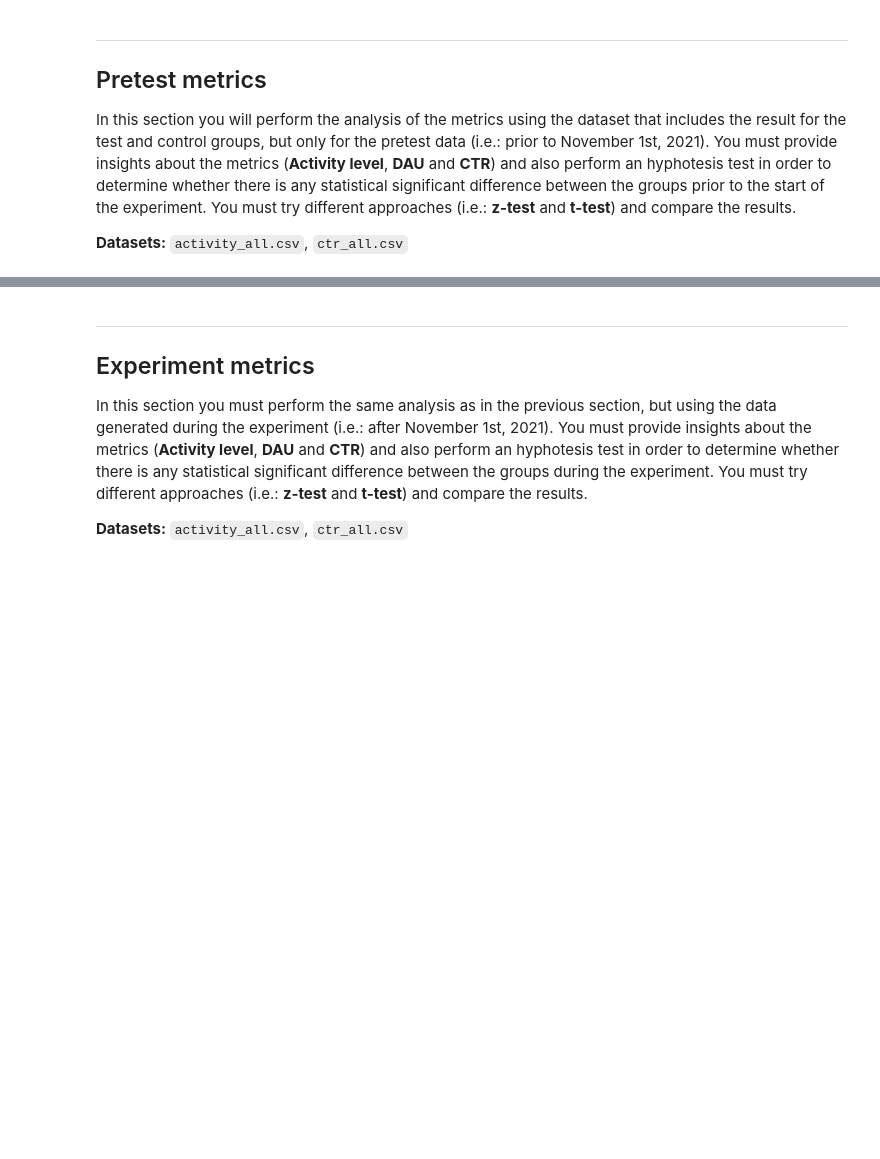
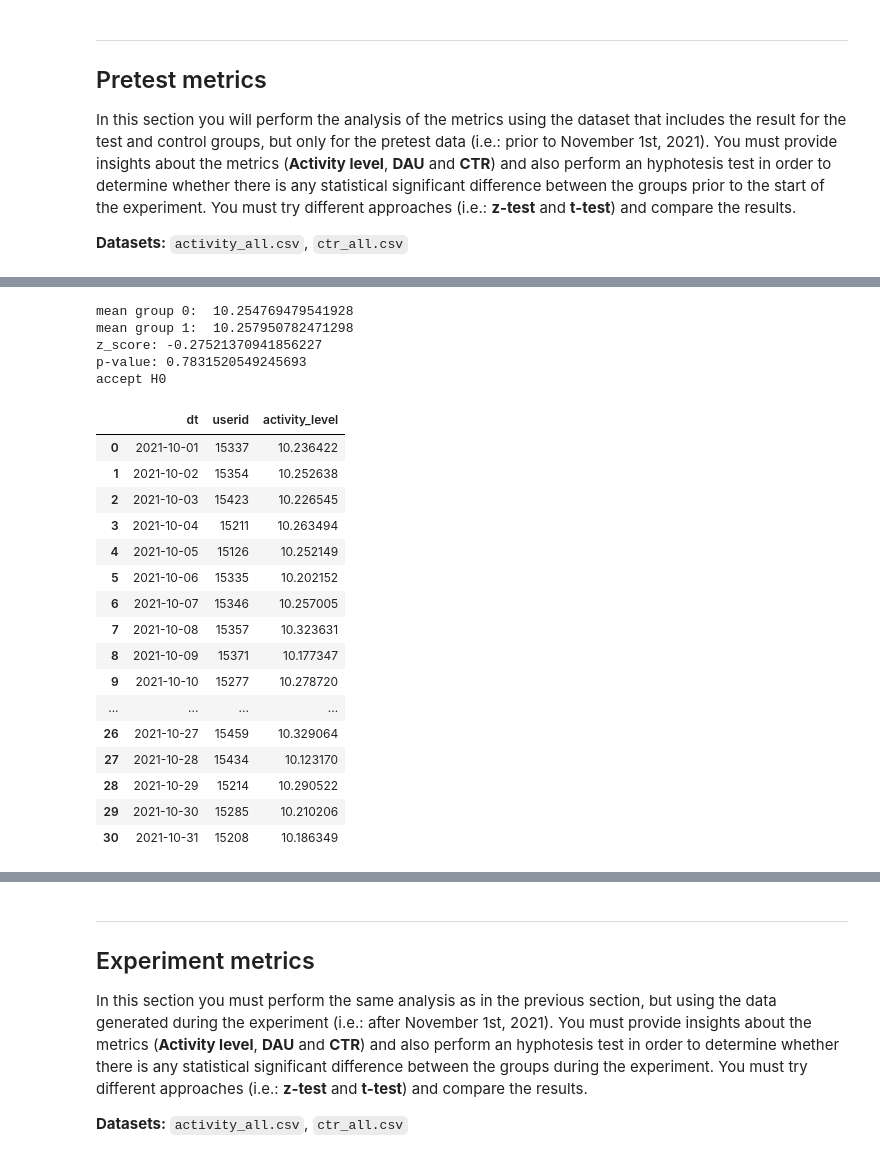
Before and after one commit to elvestevez/challenges, a Jupyter notebook: abtest/ab_test_challenge.ipynb, the cells around one changed output, grey strips where cells are left out. Cells and saved outputs as stored; diff of their text form; code cells hidden in the pictures; blank space fills up the shorter version.

```diff
--- a/abtest/ab_test_challenge.ipynb
+++ b/abtest/ab_test_challenge.ipynb
@@ -258,0 +393,4 @@ __Datasets:__ `activity_all.csv`, `ctr_all.csv`
+# %%
+pre_act['dt'] = pd.to_datetime(pre_act['dt'])
+pre_act.info()
+pre_act
@@ -258,0 +438,4 @@ __Datasets:__ `activity_all.csv`, `ctr_all.csv`
+# %%
+# pre_act -> dates october
+pre_act = pre_act[pre_act['dt'] < '2021-11-01']
+pre_act
@@ -258,0 +476,5 @@ __Datasets:__ `activity_all.csv`, `ctr_all.csv`
+# %%
+# remove no activity (activity_level = 0)
+print(len(pre_act))
+pre_act = pre_act.loc[pre_act['activity_level'] != 0]
+print(len(pre_act))
@@ -258,0 +511,6 @@ __Datasets:__ `activity_all.csv`, `ctr_all.csv`
+# %%
+# split group 0 and group 1
+pre_act_0 = pre_act.loc[pre_act['groupid'] == 0]
+print(len(pre_act_0))
+pre_act_1 = pre_act.loc[pre_act['groupid'] == 1]
+print(len(pre_act_1))
@@ -258,0 +576,44 @@ __Datasets:__ `activity_all.csv`, `ctr_all.csv`
+# %%
+# ACTIVITY LEVEL ----> mean per every record
+# pretest activity: group 0 and group 1
+print('mean group 0: ', pre_act_0['activity_level'].mean())
+print('mean group 1: ', pre_act_1['activity_level'].mean())
+
+# z-test
+z_score, p_value = ztest(pre_act_0['activity_level'], pre_act_1['activity_level'], value=0)
+
+print(f'z_score: {z_score}', f'\np-value: {p_value}')
+
+if 0.05 < p_value:
+    print('accept H0')
+else:
+    print('rejected H0')
+
+# two samples have a similar behavior
+# %% [output]
+mean group 0:  10.254769479541928
+mean group 1:  10.257950782471298
+z_score: -0.27521370941856227
+p-value: 0.7831520549245693
+accept H0
+# %%
+pre_act_0 = pre_act_0.groupby(['dt']).agg({'userid': 'count', 'activity_level': 'mean'}).reset_index()
+pre_act_0
+# %% [output]
+|  | dt | userid | activity_level |
+| 0 | 2021-10-01 | 15337 | 10.236422 |
+| 1 | 2021-10-02 | 15354 | 10.252638 |
+| 2 | 2021-10-03 | 15423 | 10.226545 |
+| 3 | 2021-10-04 | 15211 | 10.263494 |
+| 4 | 2021-10-05 | 15126 | 10.252149 |
+| 5 | 2021-10-06 | 15335 | 10.202152 |
+| 6 | 2021-10-07 | 15346 | 10.257005 |
+| 7 | 2021-10-08 | 15357 | 10.323631 |
+| 8 | 2021-10-09 | 15371 | 10.177347 |
+| 9 | 2021-10-10 | 15277 | 10.278720 |
+| ... | ... | ... | ... |
+| 26 | 2021-10-27 | 15459 | 10.329064 |
+| 27 | 2021-10-28 | 15434 | 10.123170 |
+| 28 | 2021-10-29 | 15214 | 10.290522 |
+| 29 | 2021-10-30 | 15285 | 10.210206 |
+| 30 | 2021-10-31 | 15208 | 10.186349 |
```
Also changed, not shown: parts of 68 cells of this notebook.
